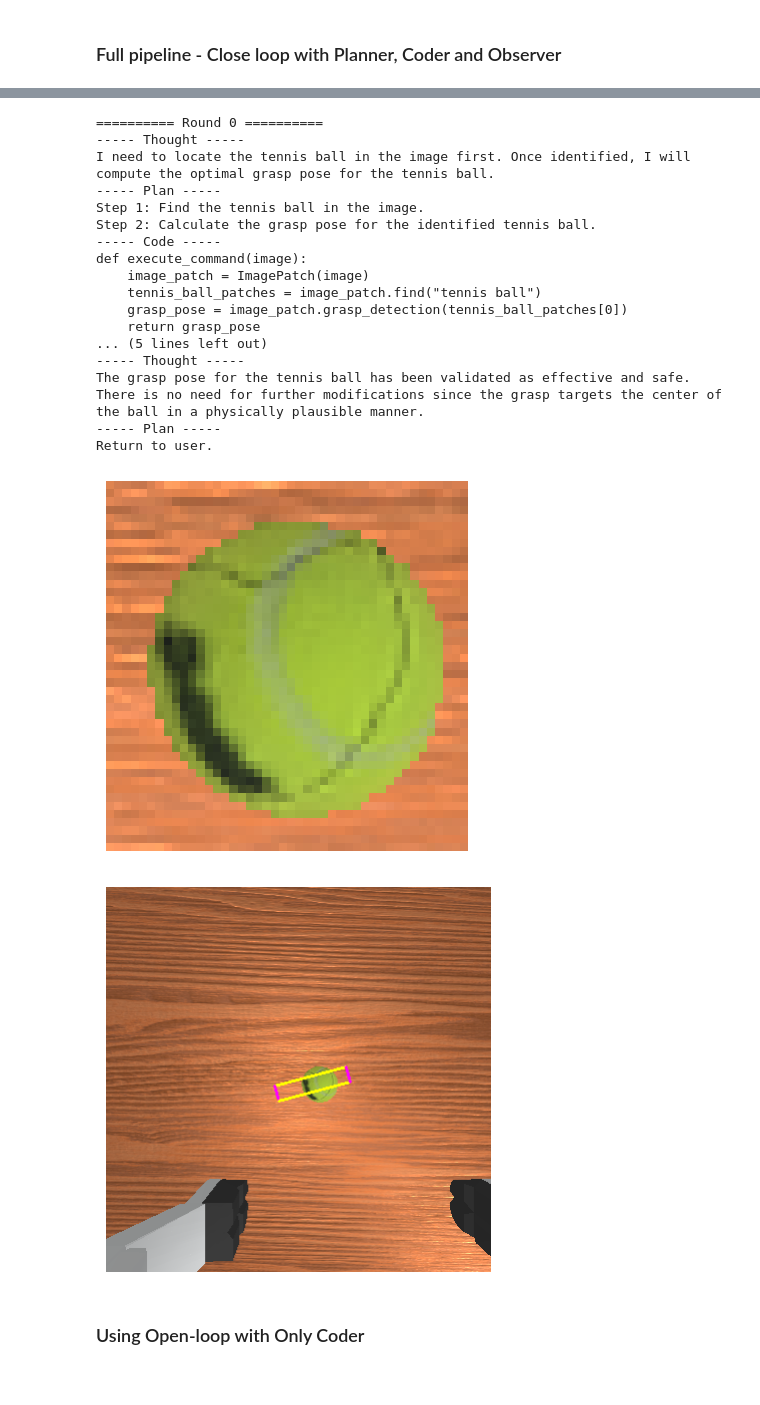
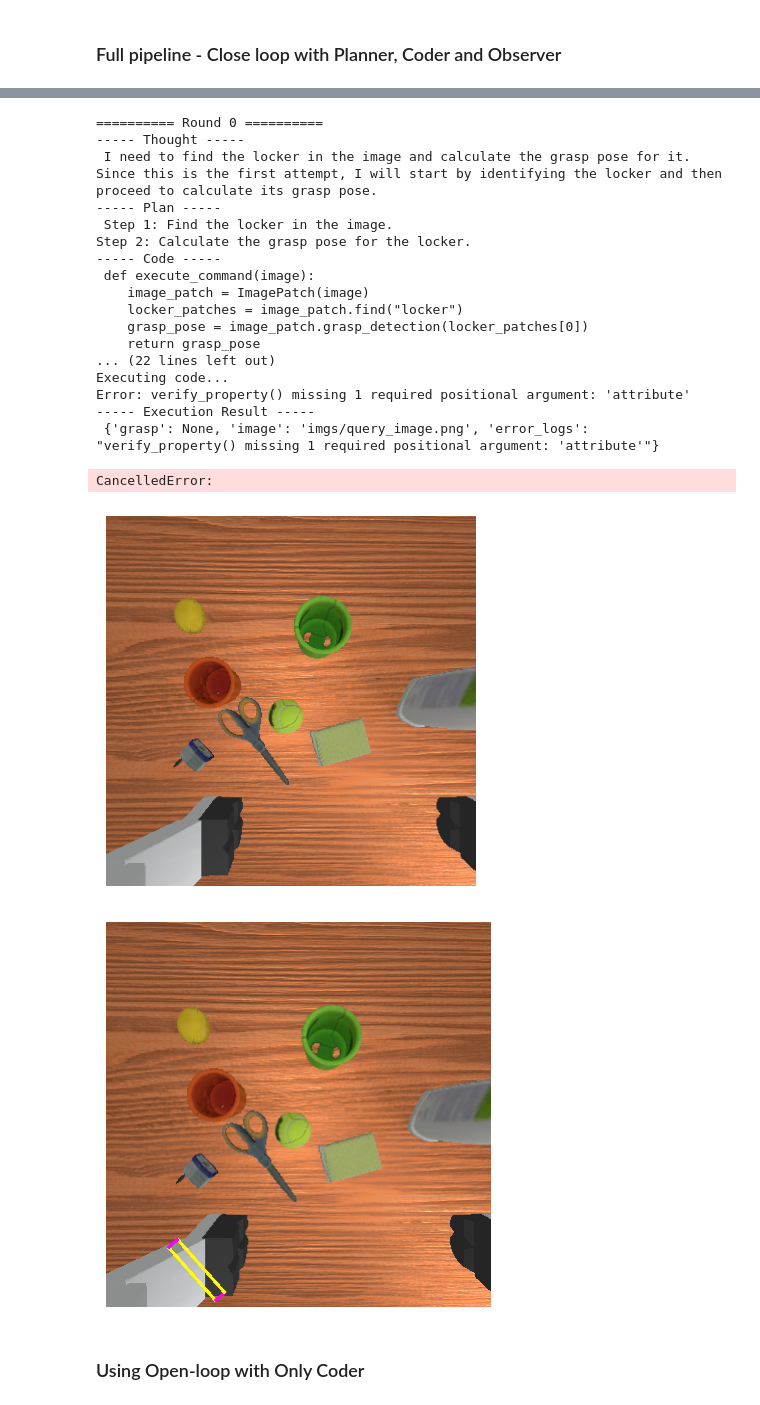
Before and after one commit to Fsoft-AIC/GraspMAS, a Jupyter notebook: Maniskill_demo.ipynb, the cells around one changed output, grey strips where cells are left out. Drawn from its saved outputs; the diff is of its cells as text; code cells hidden in the pictures.

```diff
--- a/Maniskill_demo.ipynb
+++ b/Maniskill_demo.ipynb
@@ -28,7 +28,7 @@ from mani_skill.utils import common
 # %% [markdown]
 ## Set up Table-top environment and motion planner
 # %%
-env_id = "PickSingleYCB-v1" ## set up environment, could be PickSingleYCB-v1 or PickClutterYCB-v1
+env_id = "PickClutterYCB-v1" ## set up environment, could be PickSingleYCB-v1 or PickClutterYCB-v1
 env = gym.make(
     env_id,
     obs_mode='rgbd',
@@ -45,11 +45,11 @@ env = gym.make(
 
 env = RecordEpisode(
     env,
-    output_dir='simulated_demo/pick_YCB_Single',
+    output_dir='simulated_demo/pick_YCB_Clutter',
     save_trajectory=False,
     trajectory_name='abc', save_video=True,
     source_type="motionplanning",
-    source_desc="motionplanning solution PickSingleYCB-V1",
+    source_desc="motionplanning solution PickClutterYCB-V1",
     video_fps=20,
     save_on_reset=False
 )
@@ -98,32 +104,33 @@ import asyncio
 # %%
 graspmas = GraspMAS(api_file='api.key', max_round=5)
 # with warnings.catch_warnings():
 # warnings.simplefilter("ignore")
 async def run_query(query, image):
     return await graspmas.query(query, image)
 
-query = "Grasp the tennis ball."
+query = "Grasp the locker."
 save_path, grasp_2d = await run_query(query, rgb)
 # %% [output]
 ========== Round 0 ==========
 ----- Thought -----
-I need to locate the tennis ball in the image first. Once identified, I will compute the optimal grasp pose for the tennis ball.
+ I need to find the locker in the image and calculate the grasp pose for it. Since this is the first attempt, I will start by identifying the locker and then proceed to calculate its grasp pose.
 ----- Plan -----
-Step 1: Find the tennis ball in the image.
-Step 2: Calculate the grasp pose for the identified tennis ball.
+ Step 1: Find the locker in the image.
+Step 2: Calculate the grasp pose for the locker.
 ----- Code -----
-def execute_command(image):
+ def execute_command(image):
     image_patch = ImagePatch(image)
-    tennis_ball_patches = image_patch.find("tennis ball")
-    grasp_pose = image_patch.grasp_detection(tennis_ball_patches[0])
+    locker_patches = image_patch.find("locker")
+    grasp_pose = image_patch.grasp_detection(locker_patches[0])
     return grasp_pose
-... (5 lines left out)
------ Thought -----
-The grasp pose for the tennis ball has been validated as effective and safe. There is no need for further modifications since the grasp targets the center of the ball in a physically plausible manner.
------ Plan -----
-Return to user.
+... (22 lines left out)
+Executing code...
+Error: verify_property() missing 1 required positional argument: 'attribute'
+----- Execution Result -----
+ {'grasp': None, 'image': 'imgs/query_image.png', 'error_logs': "verify_property() missing 1 required positional argument: 'attribute'"}
+CancelledError:
-[figure, old version]
+[figure, new version]
-[figure, old version]
+[figure, new version]
 # %% [markdown]
 ### Using Open-loop with Only Coder
 # %%
```
Also changed, not shown: parts of 6 cells of this notebook, 9 other files.
